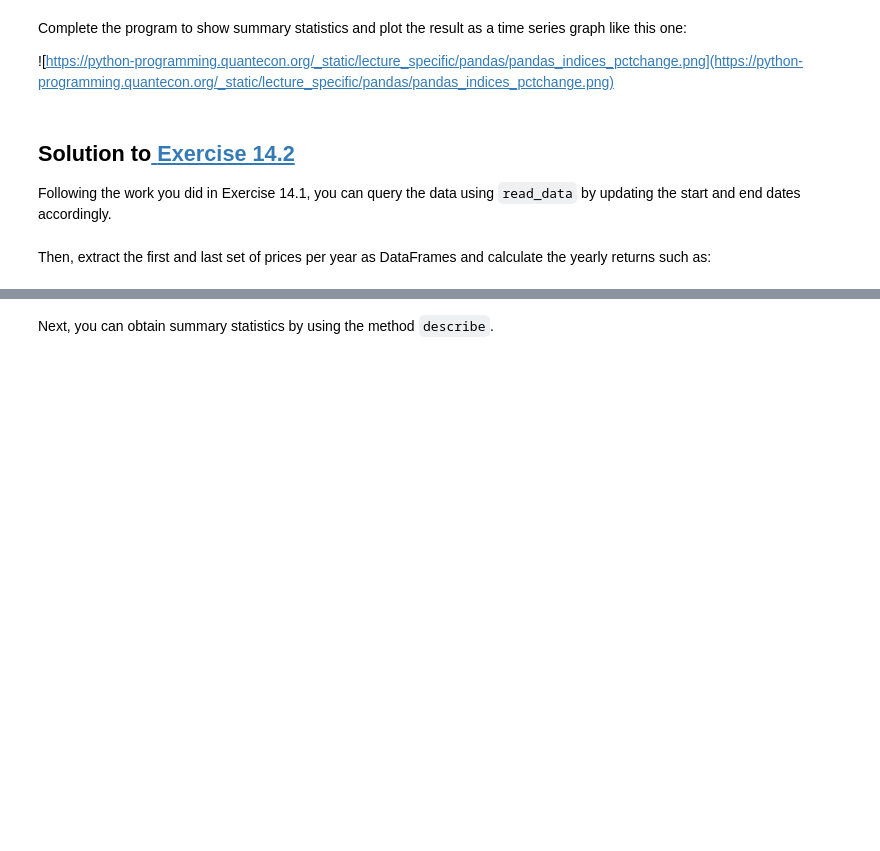
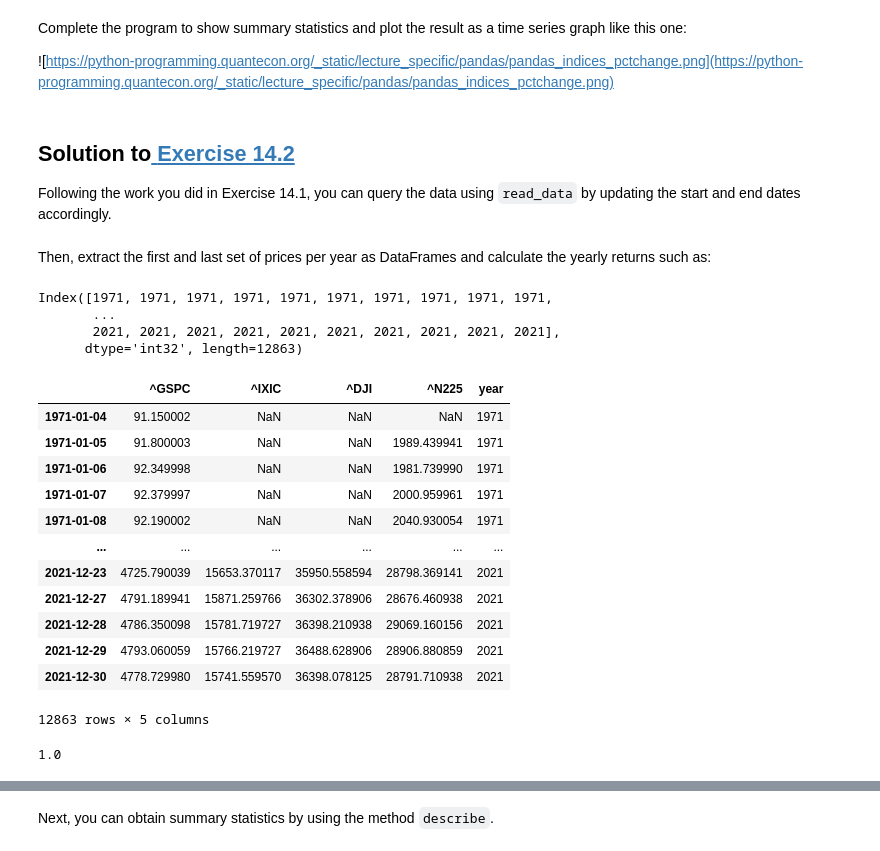
Before and after one commit to zyh-pku/Quant_Pandas, a Jupyter notebook: pandas.ipynb, the cells around one changed output, grey strips where cells are left out. Drawn from its saved outputs; the diff is of its cells as text; code cells hidden in the pictures; blank space fills up the shorter version.

```diff
--- a/pandas.ipynb
+++ b/pandas.ipynb
@@ -846,3 +870,31 @@ indices_data = read_data(
 )
 # %% [markdown]
 Then, extract the first and last set of prices per year as DataFrames and calculate the yearly returns such as:
+# %%
+indices_data.index.year
+# %% [output]
+Index([1971, 1971, 1971, 1971, 1971, 1971, 1971, 1971, 1971, 1971,
+       ...
+       2021, 2021, 2021, 2021, 2021, 2021, 2021, 2021, 2021, 2021],
+      dtype='int32', length=12863)
+# %%
+indices_data['year'] = indices_data.index.year
+indices_data
+# %% [output]
+|  | ^GSPC | ^IXIC | ^DJI | ^N225 | year |
+| 1971-01-04 | 91.150002 | NaN | NaN | NaN | 1971 |
+| 1971-01-05 | 91.800003 | NaN | NaN | 1989.439941 | 1971 |
+| 1971-01-06 | 92.349998 | NaN | NaN | 1981.739990 | 1971 |
+| 1971-01-07 | 92.379997 | NaN | NaN | 2000.959961 | 1971 |
+| 1971-01-08 | 92.190002 | NaN | NaN | 2040.930054 | 1971 |
+| ... | ... | ... | ... | ... | ... |
+| 2021-12-23 | 4725.790039 | 15653.370117 | 35950.558594 | 28798.369141 | 2021 |
+| 2021-12-27 | 4791.189941 | 15871.259766 | 36302.378906 | 28676.460938 | 2021 |
+| 2021-12-28 | 4786.350098 | 15781.719727 | 36398.210938 | 29069.160156 | 2021 |
+| 2021-12-29 | 4793.060059 | 15766.219727 | 36488.628906 | 28906.880859 | 2021 |
+| 2021-12-30 | 4778.729980 | 15741.559570 | 36398.078125 | 28791.710938 | 2021 |
+12863 rows × 5 columns
+# %%
+indices_data.loc[indices_data['year'] == 1971, '^DJI'].isnull().sum()/len(indices_data.loc[indices_data['year'] == 1971, '^DJI'])
+# %% [output]
+1.0
```
Also changed, not shown: parts of 7 cells of this notebook, 2 other files.
